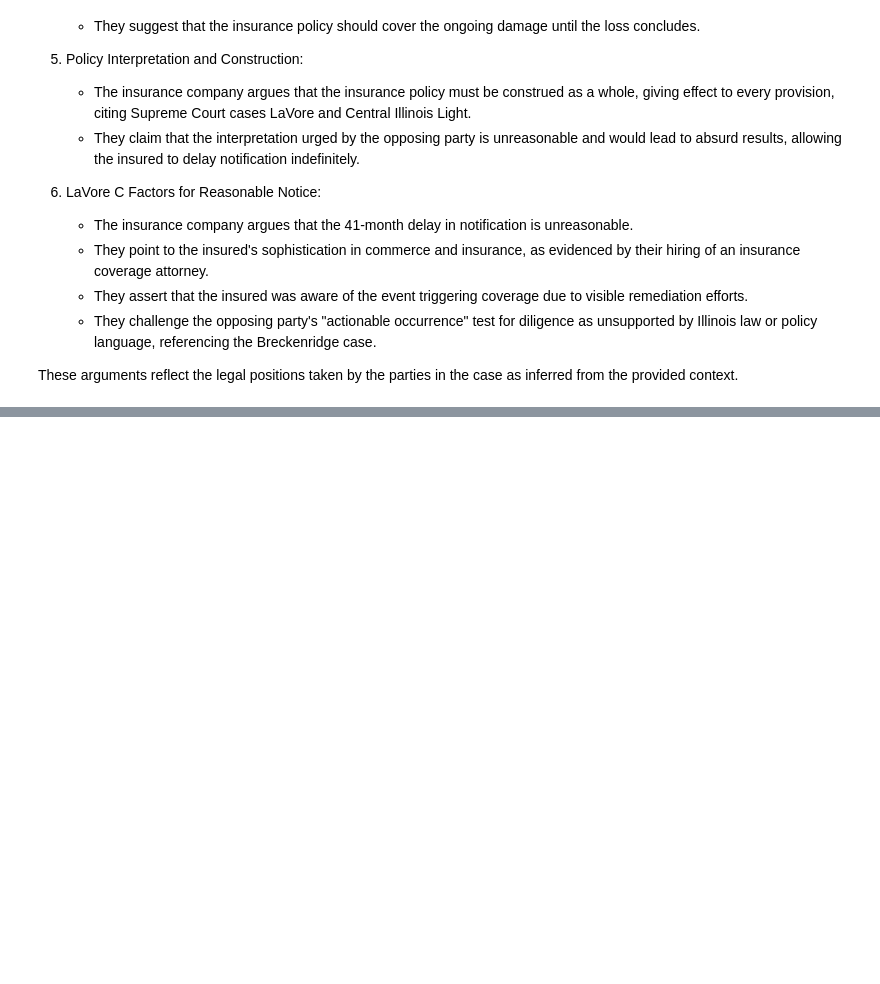
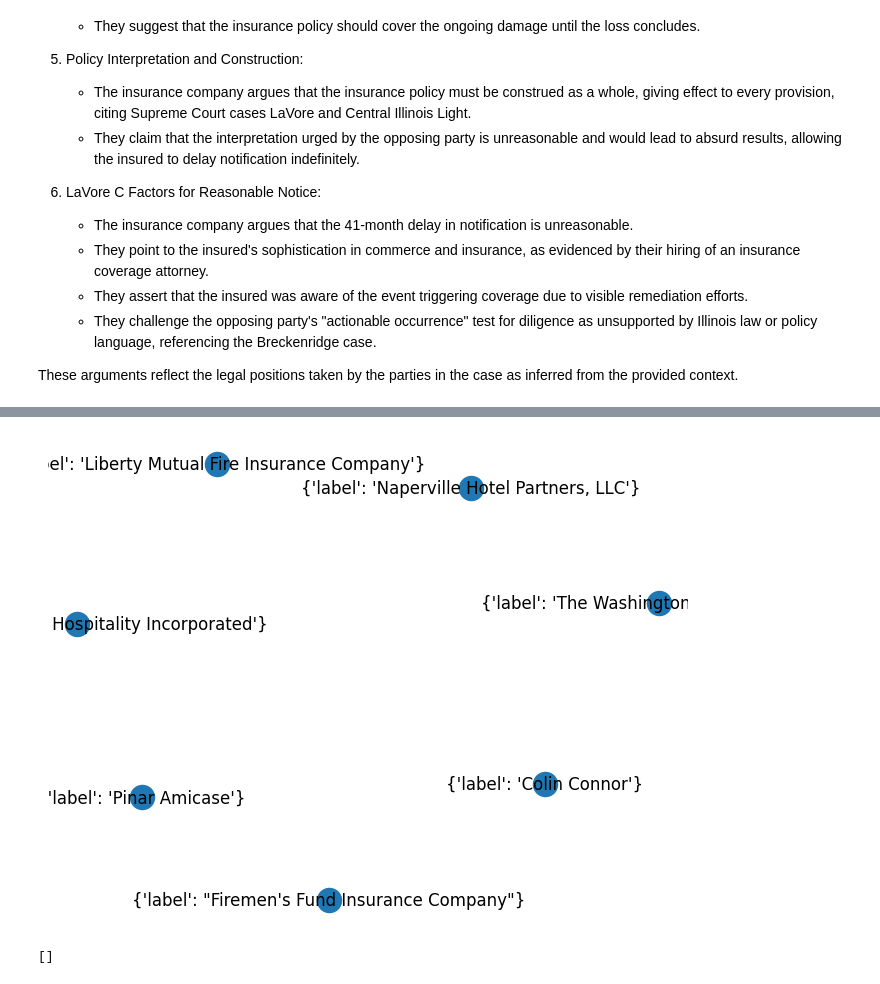
Before and after one commit to pdoubleg/streamlit-assistant, a Jupyter notebook: scratch.ipynb, the cells around one changed output, grey strips where cells are left out. Drawn from its saved outputs; the diff is of its cells as text; code cells hidden in the pictures; blank space fills up the shorter version.

```diff
--- a/scratch.ipynb
+++ b/scratch.ipynb
@@ -578,0 +639,2 @@ These arguments reflect the legal positions taken by the parties in the case as
+# %%
+test_model = ask_ai(docs[0].page_content)
@@ -578,0 +658,43 @@ These arguments reflect the legal positions taken by the parties in the case as
+# %%
+from graphviz import Digraph
+
+def generate_html_label(entity: Entity) -> str:
+    rows = [f"<tr><td>{prop.key}</td><td>{prop.resolved_absolute_value}</td></tr>" for prop in entity.properties]
+    table_rows = "".join(rows)
+    return f"<table border='0' cellborder='1' cellspacing='0'><tr><td colspan='2'><b>{entity.entity_title}</b></td></tr>{table_rows}</table>>"
+
+def generate_graph(data: DocumentExtraction):
+    dot = Digraph(comment="Entity Graph", node_attr={"shape": "plaintext"})
+
+    for entity in data.entities:
+        label = generate_html_label(entity)
+        dot.node(str(entity.id), label)
+
+    for entity in data.entities:
+        for dep_id in entity.dependencies:
+            dot.edge(str(entity.id), str(dep_id))
+
+    dot.render("entity.gv", view=True)
+# %%
+import networkx as nx
+import matplotlib.pyplot as plt
+
+def generate_graph(data: DocumentExtraction):
+    G = nx.DiGraph()
+
+    for entity in data.entities:
+        G.add_node(entity.id, label=entity.entity_title)
+
+    for entity in data.entities:
+        for dep_id in entity.dependencies:
+            G.add_edge(entity.id, dep_id)
+
+    pos = nx.spring_layout(G)
+    labels = {node: data for node, data in G.nodes(data=True)}
+
+    nx.draw(G, pos, with_labels=True, labels=labels)
+    plt.show()
+# %%
+generate_graph(test_model)
+# %% [output]
+[figure, added]
@@ -578,0 +721,4 @@ These arguments reflect the legal positions taken by the parties in the case as
+# %%
+listings
+# %% [output]
+[]
```
Also changed, not shown: parts of 24 cells of this notebook, 4 other files.
